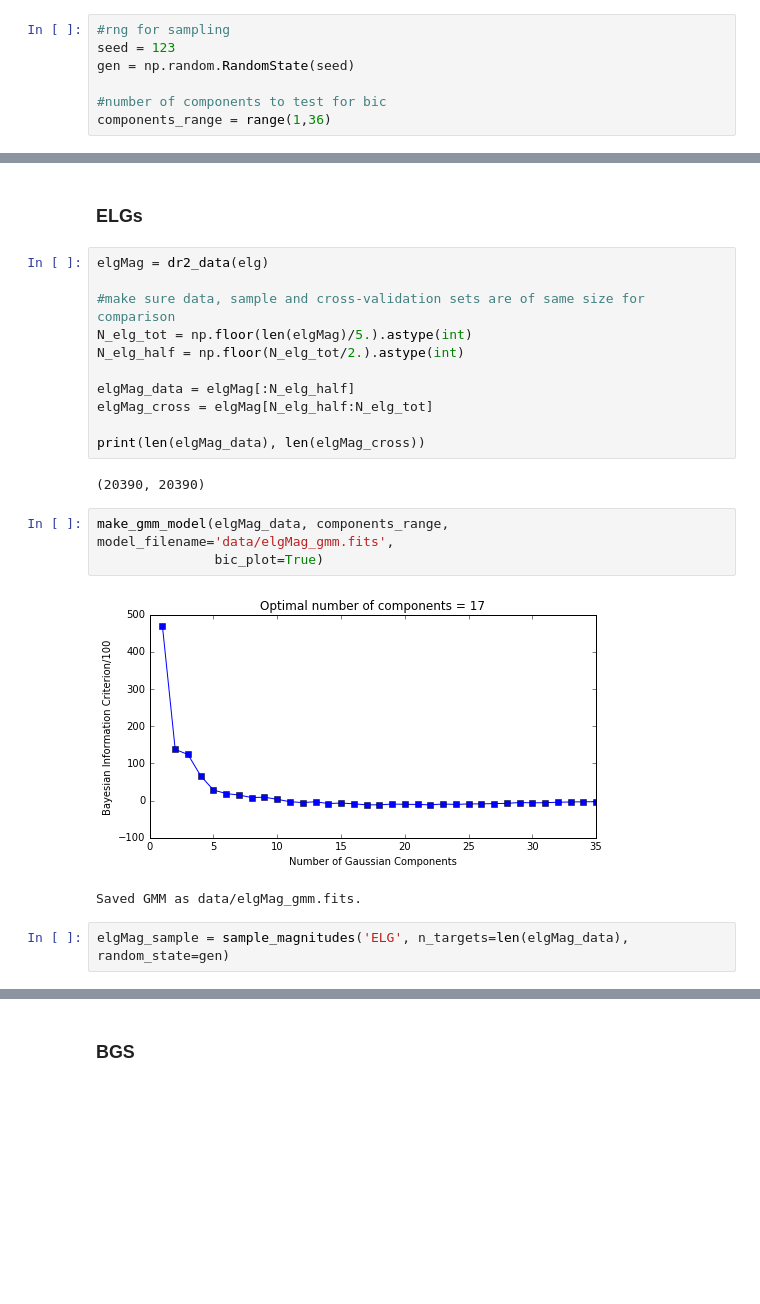
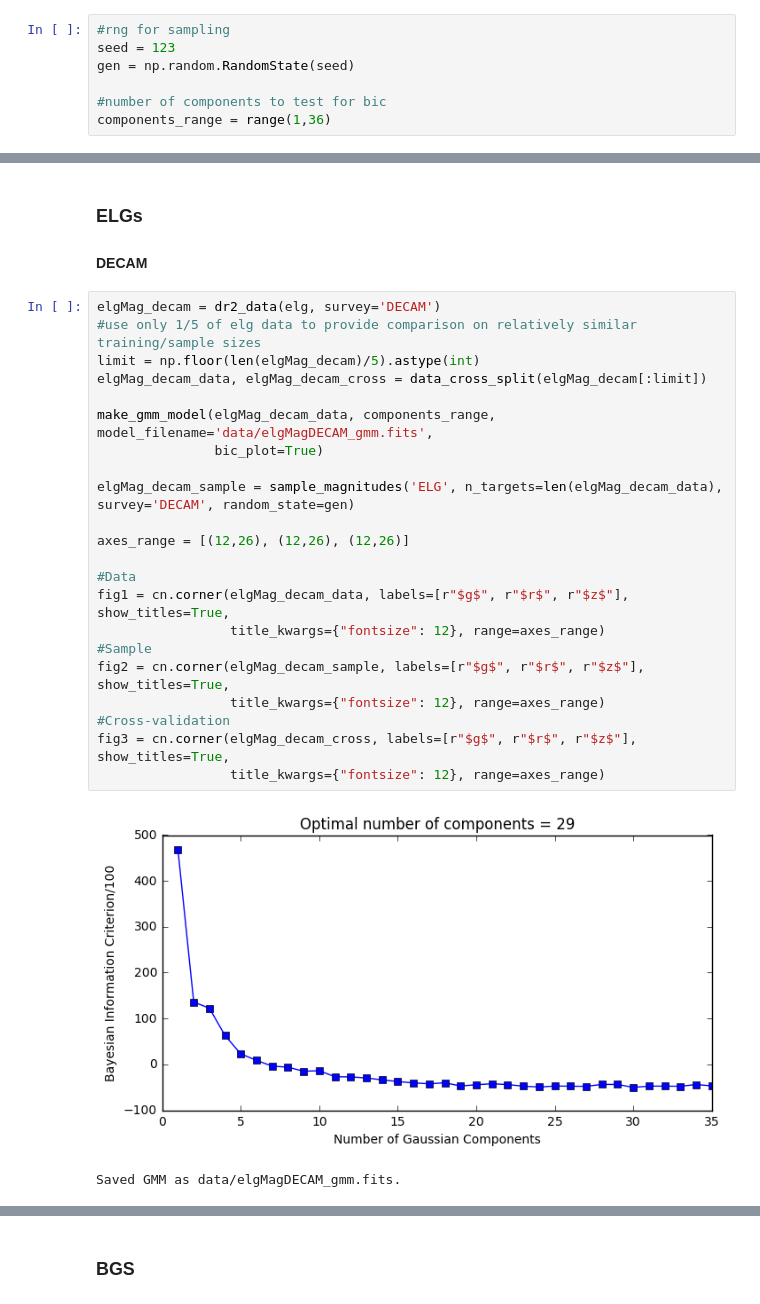
Before and after one commit to belaa/desi-mocks, a Jupyter notebook: dr2_mag_distributions.ipynb, the cells around one changed output, grey strips where cells are left out. Drawn from its saved outputs; the diff is of its cells as text; blank space fills up the shorter version.

```diff
--- a/dr2_mag_distributions.ipynb
+++ b/dr2_mag_distributions.ipynb
@@ -193,23 +261,28 @@ WARNING:root:Too few points to create valid contours
 # %% [markdown]
 ### ELGs
+#### DECAM
-# %%
-elgMag = dr2_data(elg)
-
-#make sure data, sample and cross-validation sets are of same size for comparison
-N_elg_tot = np.floor(len(elgMag)/5.).astype(int)
-N_elg_half = np.floor(N_elg_tot/2.).astype(int)
-
-elgMag_data = elgMag[:N_elg_half]
-elgMag_cross = elgMag[N_elg_half:N_elg_tot]
-
-print(len(elgMag_data), len(elgMag_cross))
-# %% [output]
-(20390, 20390)
-# %%
-make_gmm_model(elgMag_data, components_range, model_filename='data/elgMag_gmm.fits',
-               bic_plot=True)
-# %% [output]
-[figure, removed]
-Saved GMM as data/elgMag_gmm.fits.
-# %%
-elgMag_sample = sample_magnitudes('ELG', n_targets=len(elgMag_data), random_state=gen)
+# %%
+elgMag_decam = dr2_data(elg, survey='DECAM')
+#use only 1/5 of elg data to provide comparison on relatively similar training/sample sizes
+limit = np.floor(len(elgMag_decam)/5).astype(int)
+elgMag_decam_data, elgMag_decam_cross = data_cross_split(elgMag_decam[:limit])
+
+make_gmm_model(elgMag_decam_data, components_range, model_filename='data/elgMagDECAM_gmm.fits',
+               bic_plot=True)
+
+elgMag_decam_sample = sample_magnitudes('ELG', n_targets=len(elgMag_decam_data), survey='DECAM', random_state=gen)
+
+axes_range = [(12,26), (12,26), (12,26)]
+
+#Data
+fig1 = cn.corner(elgMag_decam_data, labels=[r"$g$", r"$r$", r"$z$"], show_titles=True,
+                 title_kwargs={"fontsize": 12}, range=axes_range)
+#Sample
+fig2 = cn.corner(elgMag_decam_sample, labels=[r"$g$", r"$r$", r"$z$"], show_titles=True,
+                 title_kwargs={"fontsize": 12}, range=axes_range)
+#Cross-validation
+fig3 = cn.corner(elgMag_decam_cross, labels=[r"$g$", r"$r$", r"$z$"], show_titles=True,
+                 title_kwargs={"fontsize": 12}, range=axes_range)
+# %% [output]
+[figure, added]
+Saved GMM as data/elgMagDECAM_gmm.fits.
```
Also changed, not shown: parts of 24 cells of this notebook, 7 other files.
